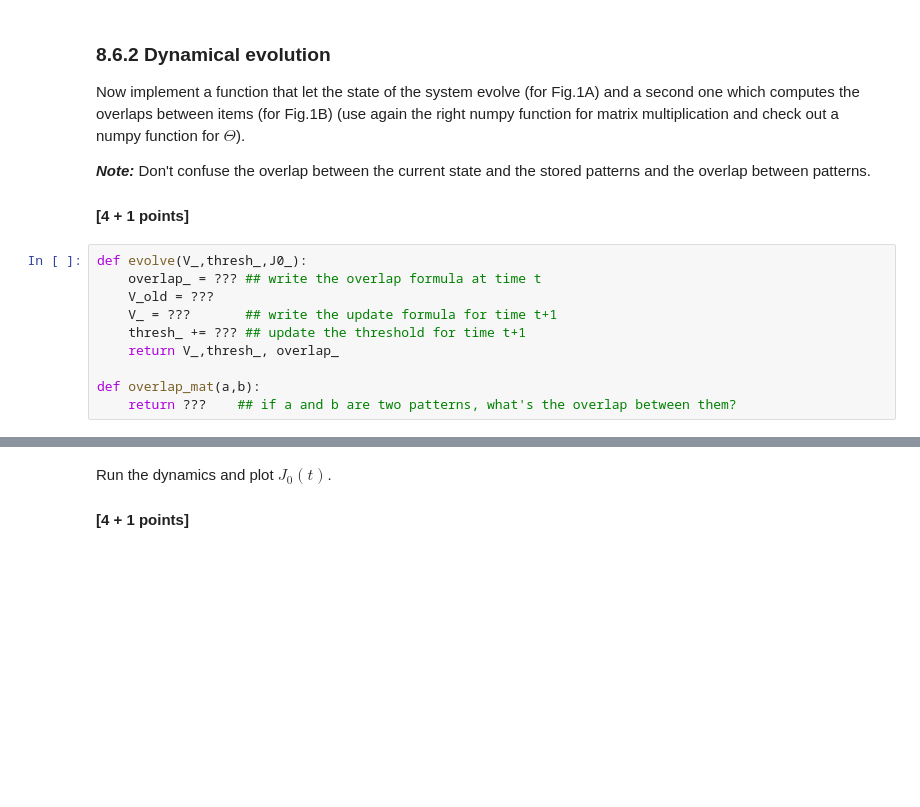
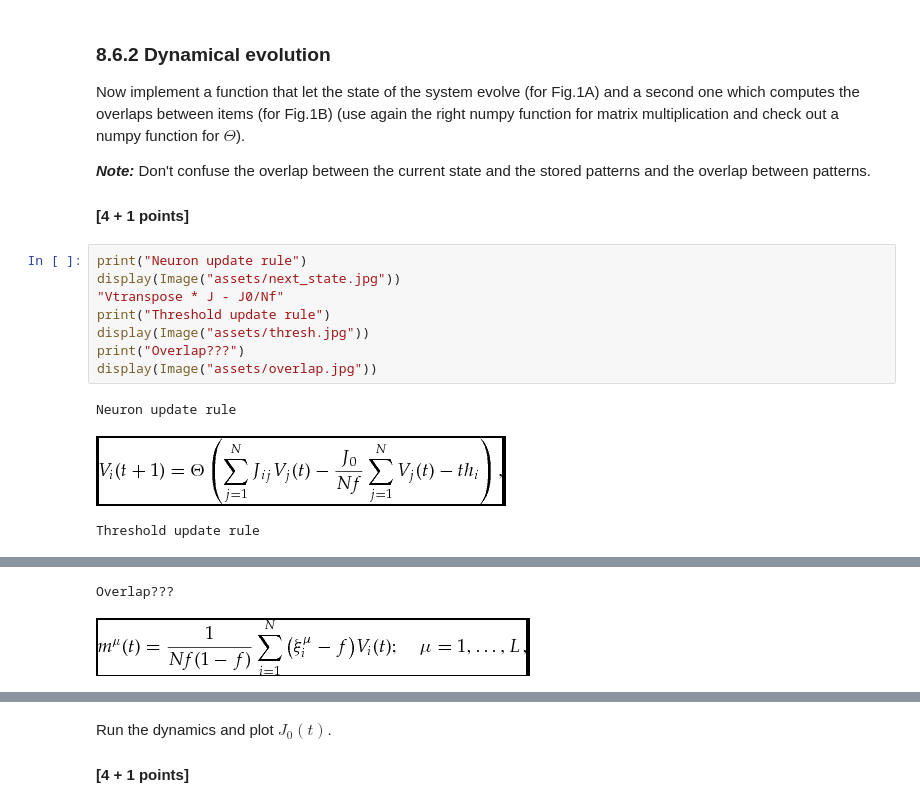
Before and after one commit to laureleo/EPFL-BIO-465, a Jupyter notebook: Ex2_Victor_Wiklund_300706.ipynb, the cells around one changed output, grey strips where cells are left out. Saved outputs shown, nothing was run; the diff lists cells and outputs as text; blank space fills up the shorter version.

```diff
--- a/Ex2_Victor_Wiklund_300706.ipynb
+++ b/Ex2_Victor_Wiklund_300706.ipynb
@@ -695,13 +702,15 @@ Now implement a function that let the state of the system evolve (for Fig.1A) an
 
 ***Note:*** Don't confuse the overlap between the current state and the stored patterns and the overlap between patterns.
 #### [4 + 1 points]
-# %%
-def evolve(V_,thresh_,J0_):
-    overlap_ = ??? ## write the overlap formula at time t
-    V_old = ???
-    V_ = ???       ## write the update formula for time t+1
-    thresh_ += ??? ## update the threshold for time t+1
-    return V_,thresh_, overlap_
-
-def overlap_mat(a,b):
-    return ???    ## if a and b are two patterns, what's the overlap between them?
+# %%
+print("Neuron update rule")
+display(Image("assets/next_state.jpg"))
+"Vtranspose * J - J0/Nf"
+print("Threshold update rule")
+display(Image("assets/thresh.jpg"))
+print("Overlap???")
+display(Image("assets/overlap.jpg"))
+# %% [output]
+Neuron update rule
+[figure, added]
+Threshold update rule
@@ -707,0 +718,2 @@ def overlap_mat(a,b):
+Overlap???
+[figure, added]
```
Also changed, not shown: parts of 19 cells of this notebook, 6 other files.
